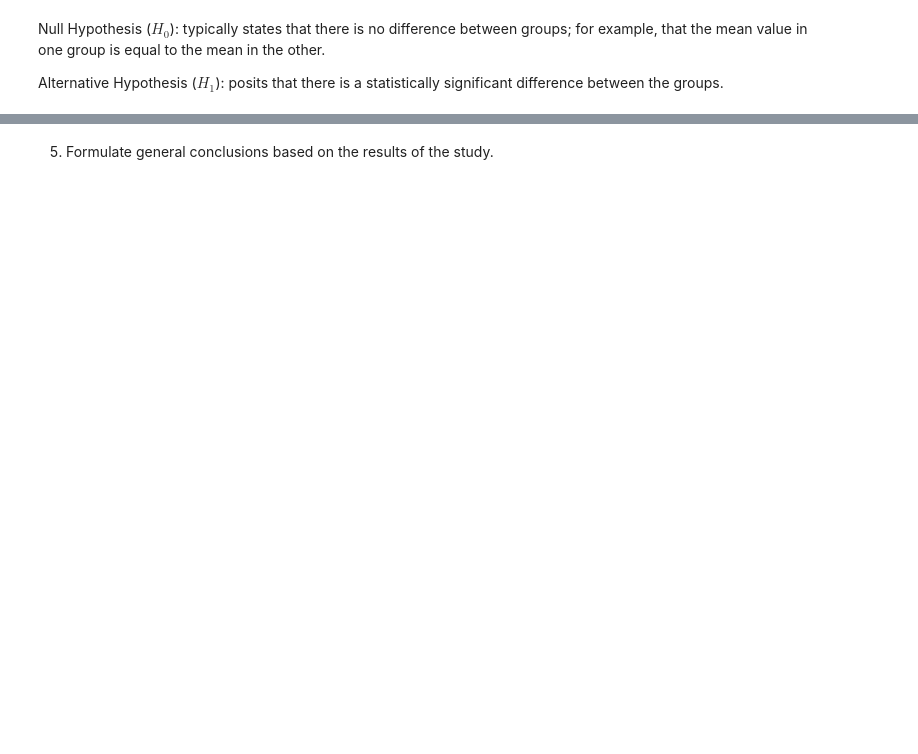
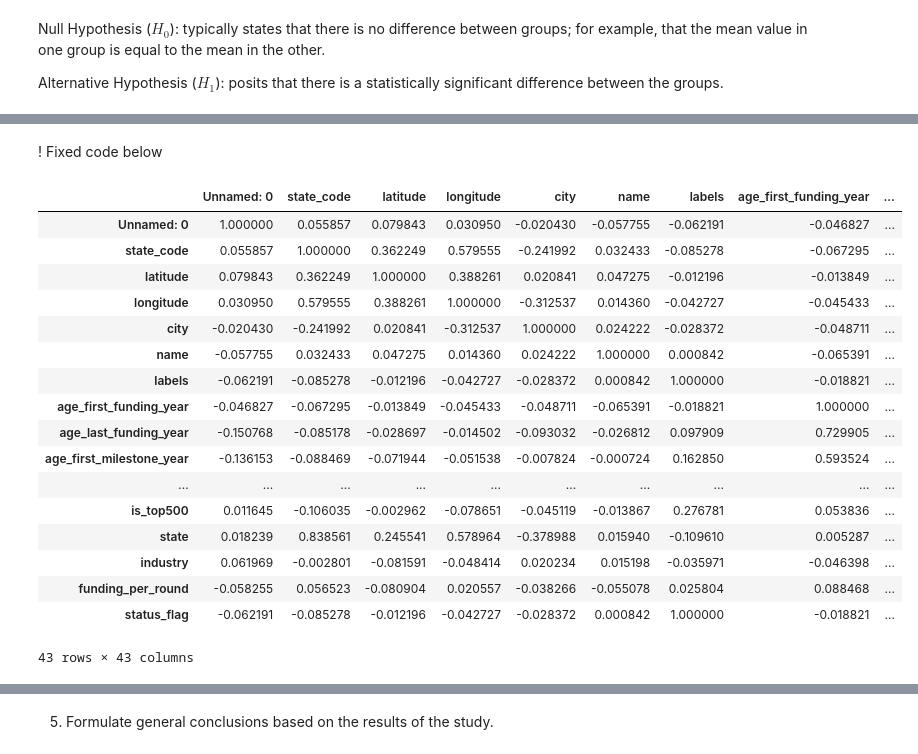
Before and after one commit to CepbluKot/hse-data-analysis-2025, a Jupyter notebook: project/project_Malysh_Tyukavkina.ipynb, the cells around one changed output, grey strips where cells are left out. Saved outputs shown, nothing was run; the diff lists cells and outputs as text; code cells hidden in the pictures; blank space fills up the shorter version.

```diff
--- a/project/project_Malysh_Tyukavkina.ipynb
+++ b/project/project_Malysh_Tyukavkina.ipynb
@@ -1452,10 +1463,11 @@ from scipy import stats
 
 df.corr(numeric_only=True)
 
+
+
 # check hypothesis 1
-df['is_ca_flag'] = (df['state_code'] == 'CA').astype(int)
-group1 = df[df['status_flag']==0]['is_ca_flag']
-group2 = df[df['status_flag']==1]['is_ca_flag']
+group1 = df[df['status_flag']==0]['milestones']
+group2 = df[df['status_flag']==1]['milestones']
 print('hypothesis 1',stats.ttest_ind(group1, group2))
 
 # check hypothesis 2
@@ -1469,34 +1481,23 @@ group2 = df[df['status_flag']==1]['funding_rounds']
 print('hypothesis 3',stats.ttest_ind(group1, group2))
 
 
-# check hypotheses 4
-group1 = df[df['status_flag']==0]['has_VC']
-group2 = df[df['status_flag']==1]['has_VC']
+
+# check hypothesis 4
+group1 = df[df['status_flag']==0]['avg_participants']
+group2 = df[df['status_flag']==1]['avg_participants']
 print('hypothesis 4',stats.ttest_ind(group1, group2))
 
-# check hypothesis 6
-group1 = df[df['status_flag']==0]['avg_participants']
-group2 = df[df['status_flag']==1]['avg_participants']
-print('hypothesis 6',stats.ttest_ind(group1, group2))
-
-# check hypotheses 7
-group1 = df[df['status_flag']==0]['is_top500']
-group2 = df[df['status_flag']==1]['is_top500']
-print('hypothesis 7', stats.ttest_ind(group1, group2))
-
-# check hypotheses 8
+# check hypotheses 5
 group1 = df[df['status_flag']==0]['relationships']
 group2 = df[df['status_flag']==1]['relationships']
-print('hypothesis 8', stats.ttest_ind(group1, group2))
+print('hypothesis 5', stats.ttest_ind(group1, group2))
 
 
-# h1 -> p-value > 0.05, H1 is not accepted, H0 is accepted
+# h1 -> p-value <= 0.05, H1 is  accepted, H0 is not accepted
 # h2 -> p-value > 0.05, H1 is not accepted, H0 is accepted
 # h3 -> p-value <= 0.05, H1 is  accepted, H0 is not accepted
-## h4 -> p-value > 0.05, H1 is not accepted, H0 is accepted
-## h6 -> p-value <= 0.05, H1 is  accepted, H0 is not accepted
-# h7 -> p-value <= 0.05, H1 is  accepted, H0 is not accepted
-# h8 -> p-value <= 0.05, H1 is  accepted, H0 is not accepted
+## h4 -> p-value <= 0.05, H1 is  accepted, H0 is not accepted
+# h5 -> p-value <= 0.05, H1 is  accepted, H0 is not accepted
 
 df
 # %% [output]
@@ -1605,0 +1664,25 @@ Mappings: {'state_code': {'AR': 1, 'AZ': 2, 'CA': 3, 'CO': 4, 'CT': 5, 'DC': 6,
+# %% [markdown]
+! Fixed code below
+# %%
+numeric_df = df.select_dtypes(include=np.number)
+
+numeric_df.corr()
+# %% [output]
+|  | Unnamed: 0 | state_code | latitude | longitude | city | name | labels | age_first_funding_year | ... |
+| Unnamed: 0 | 1.000000 | 0.055857 | 0.079843 | 0.030950 | -0.020430 | -0.057755 | -0.062191 | -0.046827 | ... |
+| state_code | 0.055857 | 1.000000 | 0.362249 | 0.579555 | -0.241992 | 0.032433 | -0.085278 | -0.067295 | ... |
+| latitude | 0.079843 | 0.362249 | 1.000000 | 0.388261 | 0.020841 | 0.047275 | -0.012196 | -0.013849 | ... |
+| longitude | 0.030950 | 0.579555 | 0.388261 | 1.000000 | -0.312537 | 0.014360 | -0.042727 | -0.045433 | ... |
+| city | -0.020430 | -0.241992 | 0.020841 | -0.312537 | 1.000000 | 0.024222 | -0.028372 | -0.048711 | ... |
+| name | -0.057755 | 0.032433 | 0.047275 | 0.014360 | 0.024222 | 1.000000 | 0.000842 | -0.065391 | ... |
+| labels | -0.062191 | -0.085278 | -0.012196 | -0.042727 | -0.028372 | 0.000842 | 1.000000 | -0.018821 | ... |
+| age_first_funding_year | -0.046827 | -0.067295 | -0.013849 | -0.045433 | -0.048711 | -0.065391 | -0.018821 | 1.000000 | ... |
+| age_last_funding_year | -0.150768 | -0.085178 | -0.028697 | -0.014502 | -0.093032 | -0.026812 | 0.097909 | 0.729905 | ... |
+| age_first_milestone_year | -0.136153 | -0.088469 | -0.071944 | -0.051538 | -0.007824 | -0.000724 | 0.162850 | 0.593524 | ... |
+| ... | ... | ... | ... | ... | ... | ... | ... | ... | ... |
+| is_top500 | 0.011645 | -0.106035 | -0.002962 | -0.078651 | -0.045119 | -0.013867 | 0.276781 | 0.053836 | ... |
+| state | 0.018239 | 0.838561 | 0.245541 | 0.578964 | -0.378988 | 0.015940 | -0.109610 | 0.005287 | ... |
+| industry | 0.061969 | -0.002801 | -0.081591 | -0.048414 | 0.020234 | 0.015198 | -0.035971 | -0.046398 | ... |
+| funding_per_round | -0.058255 | 0.056523 | -0.080904 | 0.020557 | -0.038266 | -0.055078 | 0.025804 | 0.088468 | ... |
+| status_flag | -0.062191 | -0.085278 | -0.012196 | -0.042727 | -0.028372 | 0.000842 | 1.000000 | -0.018821 | ... |
+43 rows × 43 columns
```
Also changed, not shown: parts of 34 cells of this notebook, 2 other files.
